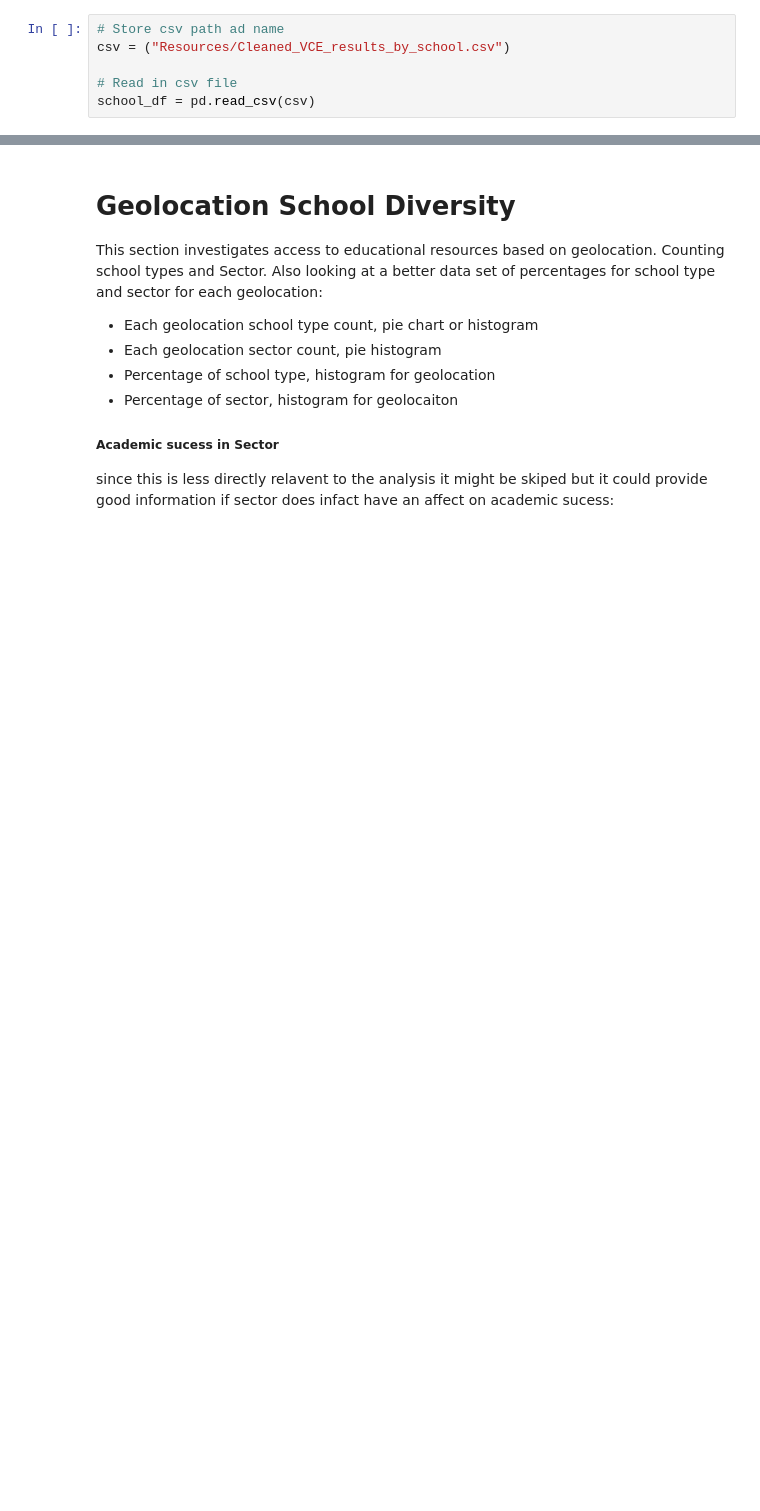
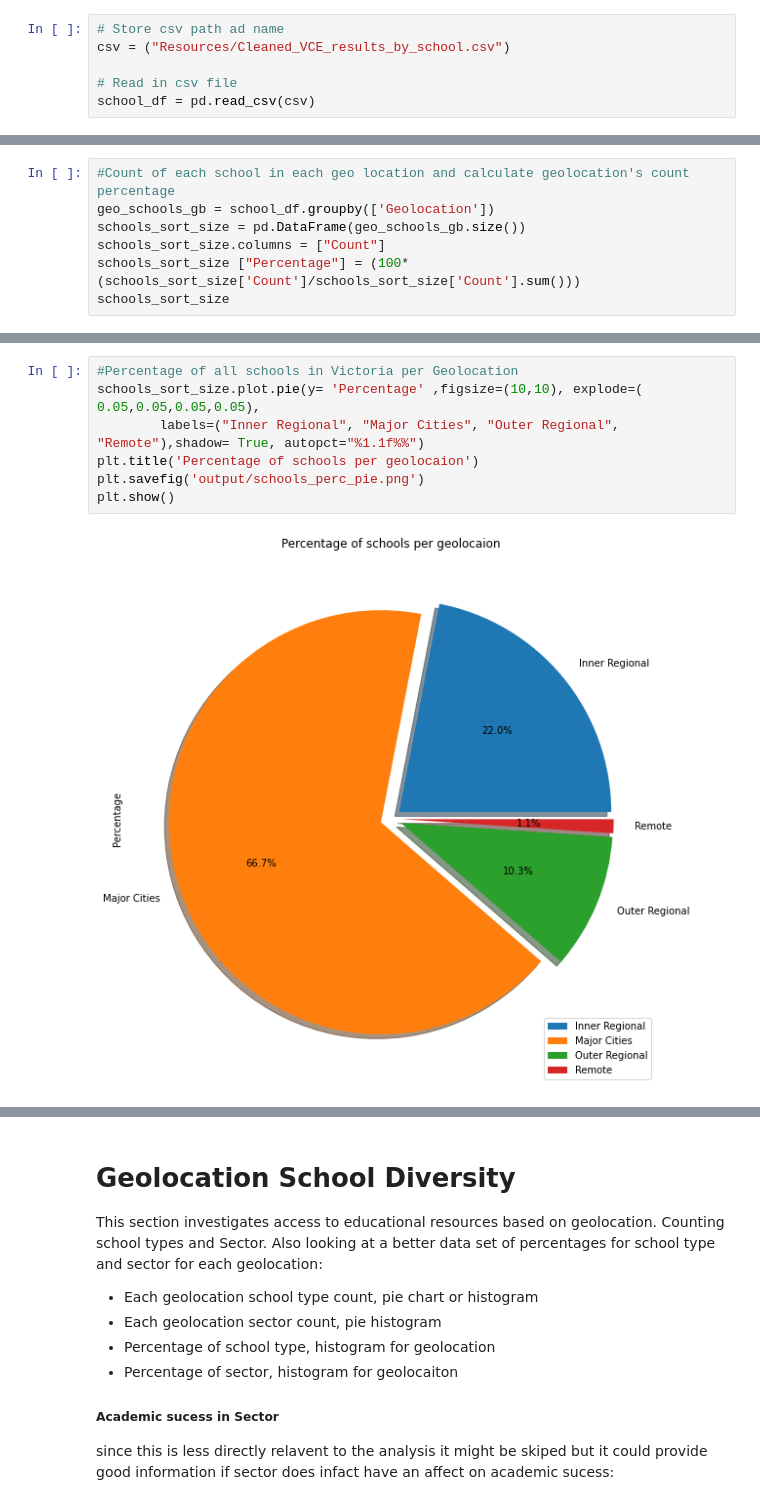
Before and after one commit to joshmartin33/project-one, a Jupyter notebook: analysis.ipynb, the cells around one changed output, grey strips where cells are left out. Drawn from its saved outputs; the diff is of its cells as text; blank space fills up the shorter version.

Commit message:
Added visualisation for geolocation, pie chart, box plot and heatmap

```diff
--- a/analysis.ipynb
+++ b/analysis.ipynb
@@ -25,0 +41,7 @@ This section provides an overarching investigation into acess to educational res
+# %%
+#Count of each school in each geo location and calculate geolocation's count percentage
+geo_schools_gb = school_df.groupby(['Geolocation'])
+schools_sort_size = pd.DataFrame(geo_schools_gb.size())
+schools_sort_size.columns = ["Count"]
+schools_sort_size ["Percentage"] = (100*(schools_sort_size['Count']/schools_sort_size['Count'].sum()))
+schools_sort_size
@@ -25,0 +55,9 @@ This section provides an overarching investigation into acess to educational res
+# %%
+#Percentage of all schools in Victoria per Geolocation
+schools_sort_size.plot.pie(y= 'Percentage' ,figsize=(10,10), explode=( 0.05,0.05,0.05,0.05),
+        labels=("Inner Regional", "Major Cities", "Outer Regional", "Remote"),shadow= True, autopct="%1.1f%%")
+plt.title('Percentage of schools per geolocaion')
+plt.savefig('output/schools_perc_pie.png')
+plt.show()
+# %% [output]
+[figure, added]
```
Also changed, not shown: parts of 10 cells of this notebook, 7 other files.
